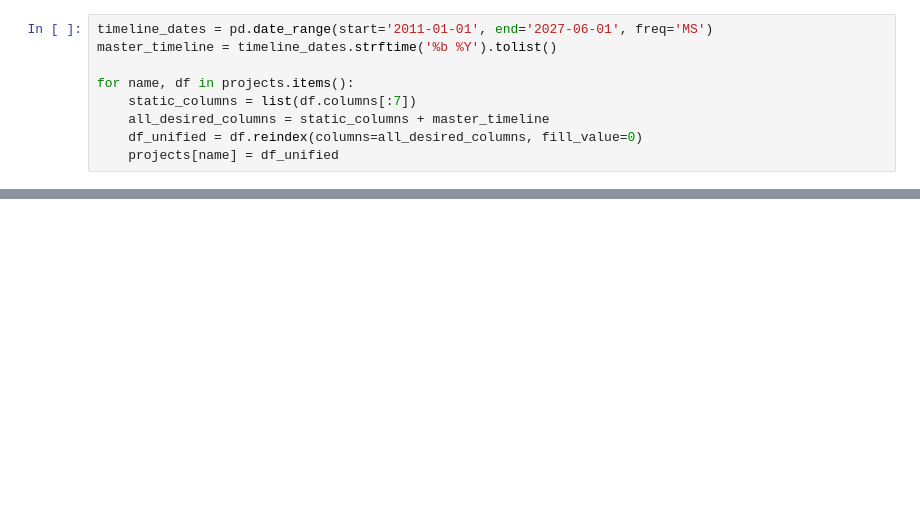
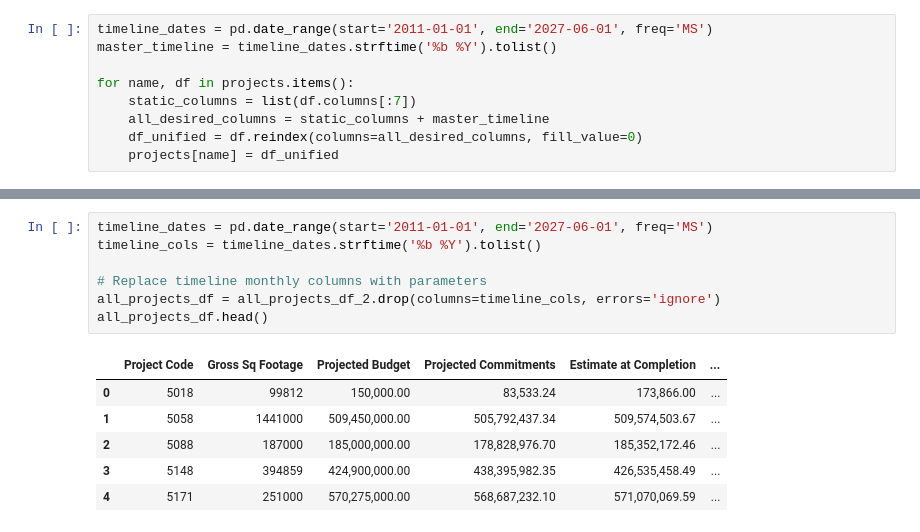
Before and after one commit to tomragus/i4X-CPM-Model-Backend, a Jupyter notebook: drafting_notebook.ipynb, the cells around one changed output, grey strips where cells are left out. Drawn from its saved outputs; the diff is of its cells as text; blank space fills up the shorter version.

```diff
--- a/drafting_notebook.ipynb
+++ b/drafting_notebook.ipynb
@@ -136,0 +337,14 @@ all_projects_df.head(20)
+# %%
+timeline_dates = pd.date_range(start='2011-01-01', end='2027-06-01', freq='MS')
+timeline_cols = timeline_dates.strftime('%b %Y').tolist()
+
+# Replace timeline monthly columns with parameters
+all_projects_df = all_projects_df_2.drop(columns=timeline_cols, errors='ignore')
+all_projects_df.head()
+# %% [output]
+|  | Project Code | Gross Sq Footage | Projected Budget | Projected Commitments | Estimate at Completion | ... |
+| 0 | 5018 | 99812 | 150,000.00 | 83,533.24 | 173,866.00 | ... |
+| 1 | 5058 | 1441000 | 509,450,000.00 | 505,792,437.34 | 509,574,503.67 | ... |
+| 2 | 5088 | 187000 | 185,000,000.00 | 178,828,976.70 | 185,352,172.46 | ... |
+| 3 | 5148 | 394859 | 424,900,000.00 | 438,395,982.35 | 426,535,458.49 | ... |
+| 4 | 5171 | 251000 | 570,275,000.00 | 568,687,232.10 | 571,070,069.59 | ... |
```
Also changed, not shown: parts of 12 cells of this notebook.
